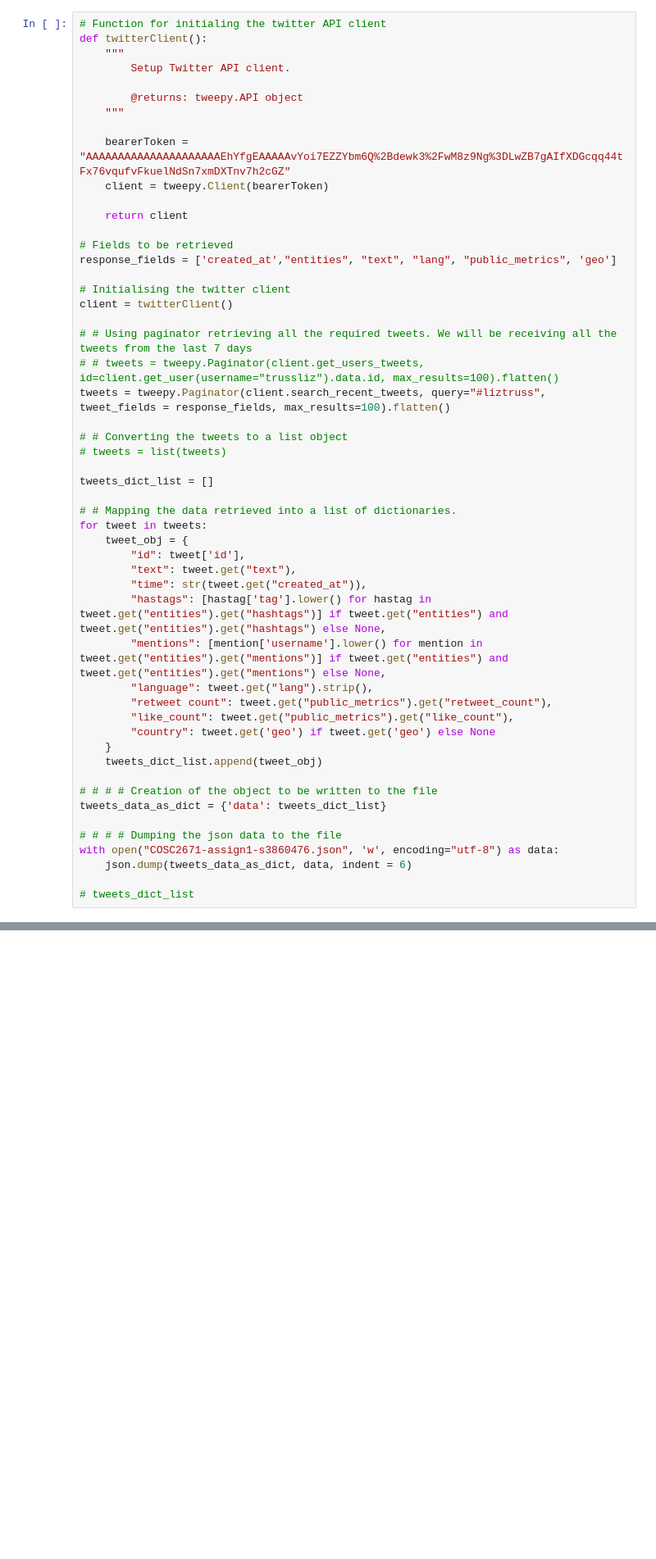
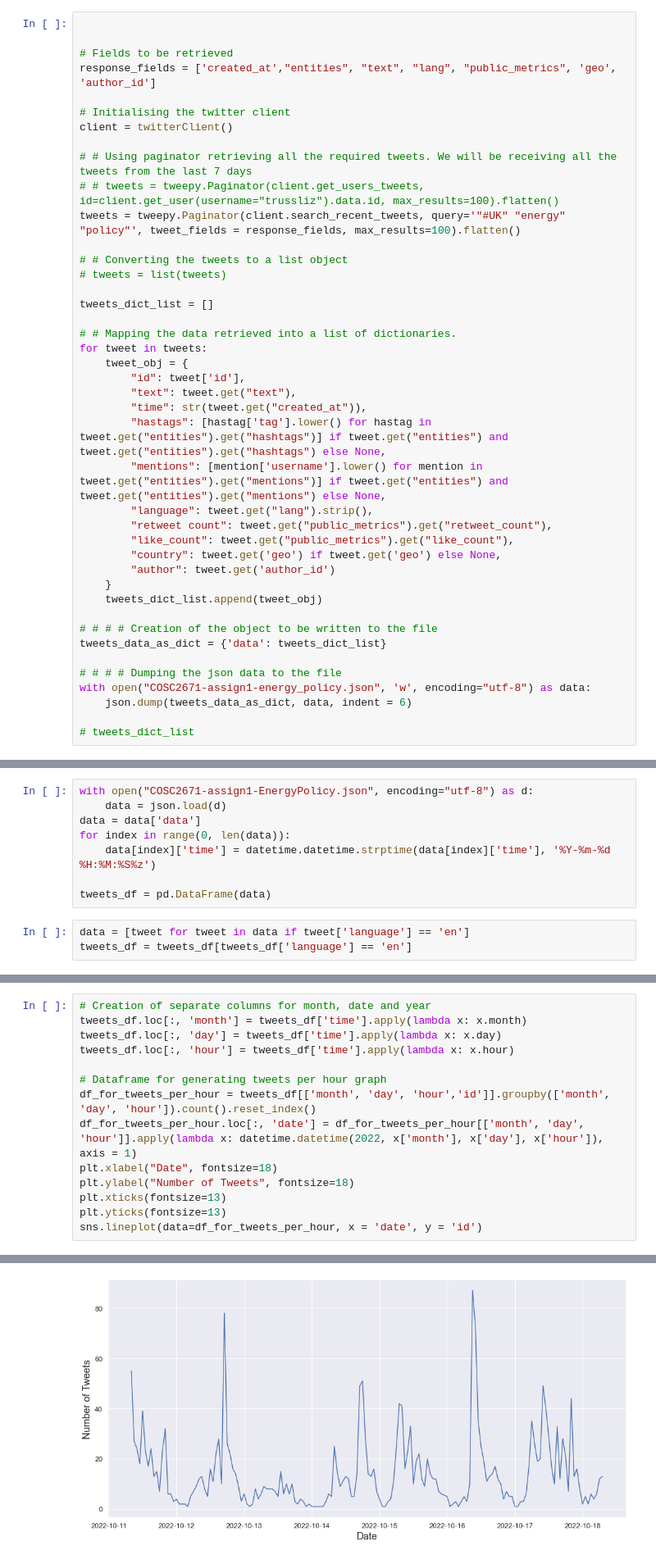
Before and after one commit to JoyalJoyMadeckal/Network-Analysis, a Jupyter notebook: Assignment 2 twitter data.ipynb, the cells around one changed output, grey strips where cells are left out. Shown at 82% size. Saved outputs shown, nothing was run; the diff lists cells and outputs as text; blank space fills up the shorter version.

Commit message:
Added the code for graph generation

```diff
--- a/Assignment 2 twitter data.ipynb
+++ b/Assignment 2 twitter data.ipynb
@@ -25,26 +43,15 @@ sns.set(rc={'figure.figsize':(17,8)})
 # %%
-# Function for initialing the twitter API client
-def twitterClient():
-    """
-        Setup Twitter API client.
 
-        @returns: tweepy.API object
-    """
-
-    bearerToken = "AAAAAAAAAAAAAAAAAAAAAEhYfgEAAAAAvYoi7EZZYbm6Q%2Bdewk3%2FwM8z9Ng%3DLwZB7gAIfXDGcqq44tFx76vqufvFkuelNdSn7xmDXTnv7h2cGZ"
-    client = tweepy.Client(bearerToken)
-
-    return client
 
 # Fields to be retrieved
-response_fields = ['created_at',"entities", "text", "lang", "public_metrics", 'geo']
+response_fields = ['created_at',"entities", "text", "lang", "public_metrics", 'geo', 'author_id']
 
 # Initialising the twitter client
 client = twitterClient()
 
 # # Using paginator retrieving all the required tweets. We will be receiving all the tweets from the last 7 days
 # # tweets = tweepy.Paginator(client.get_users_tweets, id=client.get_user(username="trussliz").data.id, max_results=100).flatten()
-tweets = tweepy.Paginator(client.search_recent_tweets, query="#liztruss", tweet_fields = response_fields, max_results=100).flatten()
+tweets = tweepy.Paginator(client.search_recent_tweets, query='"#UK" "energy" "policy"', tweet_fields = response_fields, max_results=100).flatten()
 
 # # Converting the tweets to a list object
 # tweets = list(tweets)
@@ -62,7 +69,8 @@ for tweet in tweets:
         "language": tweet.get("lang").strip(),
         "retweet count": tweet.get("public_metrics").get("retweet_count"),
         "like_count": tweet.get("public_metrics").get("like_count"),
-        "country": tweet.get('geo') if tweet.get('geo') else None
+        "country": tweet.get('geo') if tweet.get('geo') else None,
+        "author": tweet.get('author_id')
     }
     tweets_dict_list.append(tweet_obj)
 
@@ -70,7 +78,7 @@ for tweet in tweets:
 tweets_data_as_dict = {'data': tweets_dict_list}
 
 # # # # Dumping the json data to the file
-with open("COSC2671-assign1-s3860476.json", 'w', encoding="utf-8") as data:
+with open("COSC2671-assign1-energy_policy.json", 'w', encoding="utf-8") as data:
     json.dump(tweets_data_as_dict, data, indent = 6)
 
 # tweets_dict_list
@@ -92,0 +209,11 @@ tweet
+# %%
+with open("COSC2671-assign1-EnergyPolicy.json", encoding="utf-8") as d:
+    data = json.load(d)
+data = data['data']
+for index in range(0, len(data)):
+    data[index]['time'] = datetime.datetime.strptime(data[index]['time'], '%Y-%m-%d %H:%M:%S%z')
+
+tweets_df = pd.DataFrame(data)
+# %%
+data = [tweet for tweet in data if tweet['language'] == 'en']
+tweets_df = tweets_df[tweets_df['language'] == 'en']
@@ -92,0 +226,15 @@ tweet
+# %%
+# Creation of separate columns for month, date and year
+tweets_df.loc[:, 'month'] = tweets_df['time'].apply(lambda x: x.month)
+tweets_df.loc[:, 'day'] = tweets_df['time'].apply(lambda x: x.day)
+tweets_df.loc[:, 'hour'] = tweets_df['time'].apply(lambda x: x.hour)
+
+# Dataframe for generating tweets per hour graph
+df_for_tweets_per_hour = tweets_df[['month', 'day', 'hour','id']].groupby(['month', 'day', 'hour']).count().reset_index()
+df_for_tweets_per_hour.loc[:, 'date'] = df_for_tweets_per_hour[['month', 'day', 'hour']].apply(lambda x: datetime.datetime(2022, x['month'], x['day'], x['hour']), axis = 1)
+plt.xlabel("Date", fontsize=18)
+plt.ylabel("Number of Tweets", fontsize=18)
+plt.xticks(fontsize=13)
+plt.yticks(fontsize=13)
+sns.lineplot(data=df_for_tweets_per_hour, x = 'date', y = 'id')
+# %% [output]
@@ -92,0 +242 @@ tweet
+[figure, added]
```
Also changed, not shown: parts of 50 cells of this notebook.
